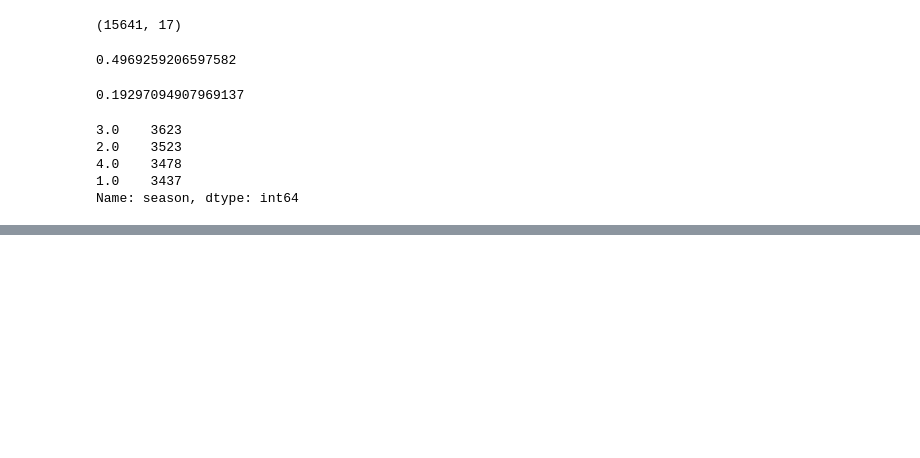
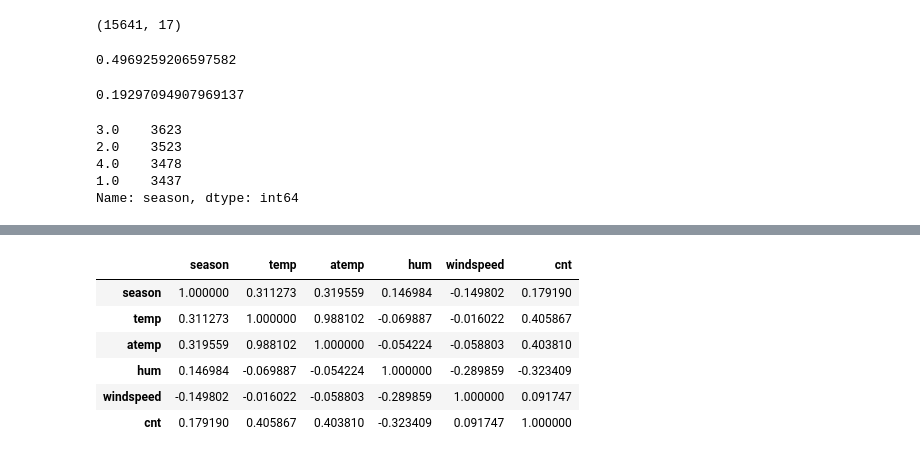
Before and after one commit to simoneperazzoli/IGTI_MLAnalystBootcamp, a Jupyter notebook: modulo_1/challenge_module1.ipynb, the cells around one changed output, grey strips where cells are left out. Saved outputs shown, nothing was run; the diff lists cells and outputs as text; code cells hidden in the pictures; blank space fills up the shorter version.

```diff
--- a/modulo_1/challenge_module1.ipynb
+++ b/modulo_1/challenge_module1.ipynb
@@ -116,11 +128,25 @@ Name: season, dtype: int64
 # %%
 # 10 - Considere o dataset após a retirada das linhas que continham valores nulos para a coluna "dteday".
 # Selecione as colunas "season", "temp", "atemp", "hum", "windspeed". Plot a matriz de correlação. Sobre as variáveis "hum" e "cnt" é CORRETO afirmar:
 
 #Possuem alta correlação linear positiva.
-#Possuem baixa correlação linear negativa.
+# ** Possuem baixa correlação linear negativa.**
 #Possuem alta correlação linear negativa.
 #Possuem baixa correlação linear positiva.
+
+#challenge_drop.boxplot(column=['windspeed']);
+import seaborn as sns
+correlation = challenge_drop[['season', 'temp', 'atemp', 'hum', 'windspeed', 'cnt']].copy()
+corr = correlation.corr()
+corr.style.background_gradient(cmap='coolwarm')
+# %% [output]
+|  | season | temp | atemp | hum | windspeed | cnt |
+| season | 1.000000 | 0.311273 | 0.319559 | 0.146984 | -0.149802 | 0.179190 |
+| temp | 0.311273 | 1.000000 | 0.988102 | -0.069887 | -0.016022 | 0.405867 |
+| atemp | 0.319559 | 0.988102 | 1.000000 | -0.054224 | -0.058803 | 0.403810 |
+| hum | 0.146984 | -0.069887 | -0.054224 | 1.000000 | -0.289859 | -0.323409 |
+| windspeed | -0.149802 | -0.016022 | -0.058803 | -0.289859 | 1.000000 | 0.091747 |
+| cnt | 0.179190 | 0.405867 | 0.403810 | -0.323409 | 0.091747 | 1.000000 |
 # %%
 # 11 - Preencha os valores nulos das colunas "hum","cnt" e "casual" com os valores médios. Utilize as variáveis "hum" e "casual" como independentes e a "cnt" como dependente.
 # Aplique uma regressão linear. Qual o valor de R2? Utilize as entradas como teste.
```
Also changed, not shown: parts of 11 cells of this notebook.
